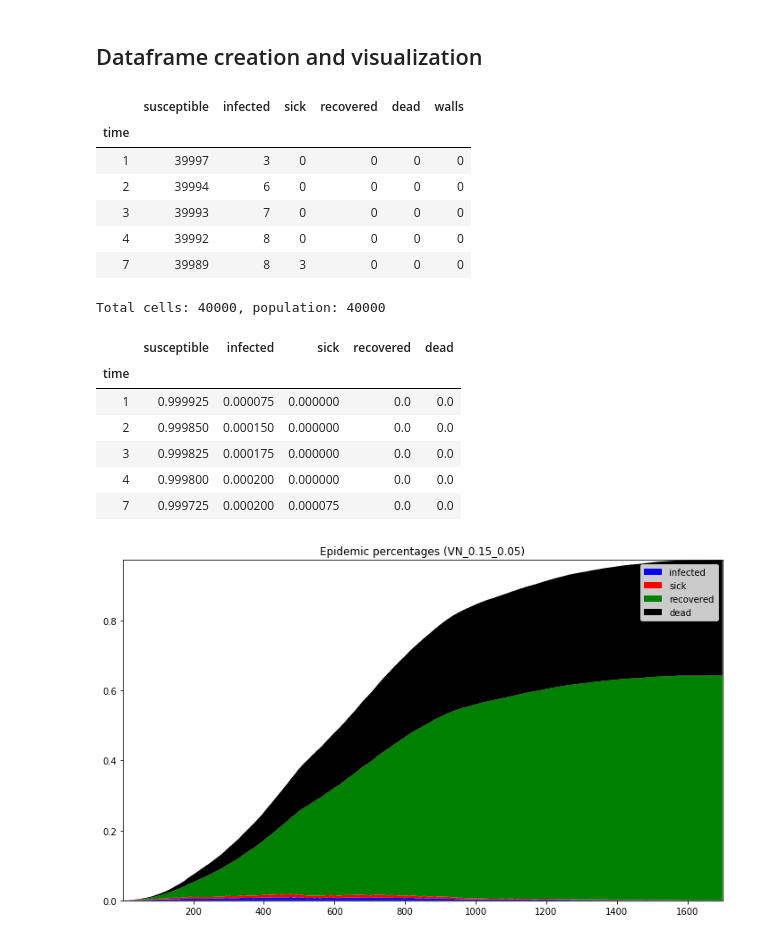
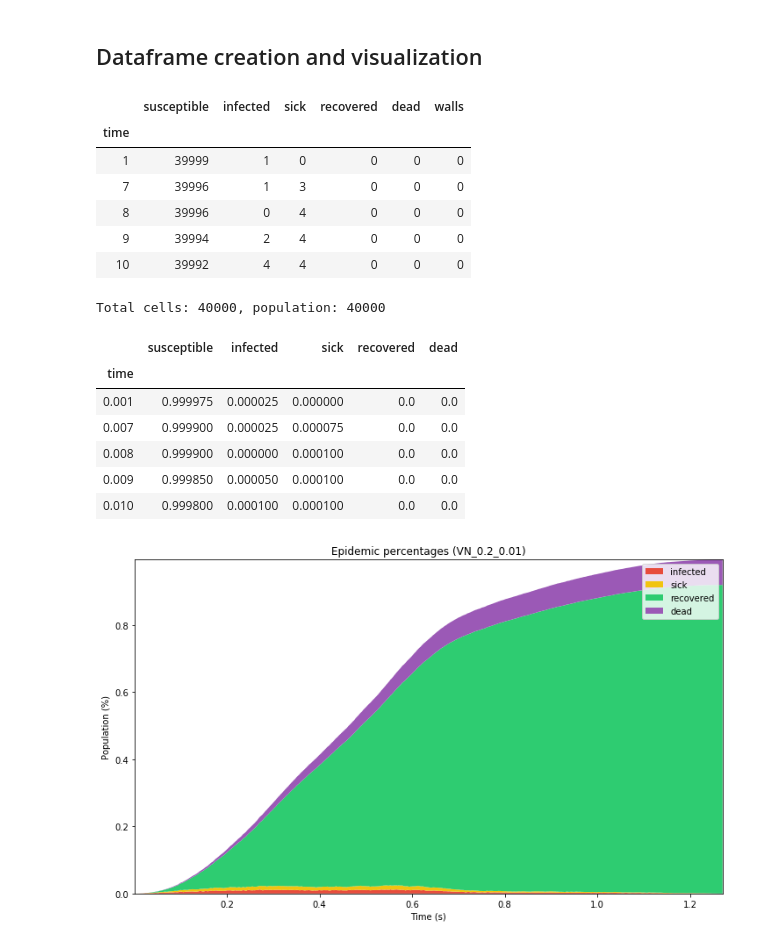
Before and after one commit to SimulationEverywhere/covid_cell_devs, a Jupyter notebook: notebooks/epidemic_plots_from_cd_log.ipynb, the cells around one changed output. Drawn from its saved outputs; the diff is of its cells as text; code cells hidden in the pictures.

```diff
--- a/notebooks/epidemic_plots_from_cd_log.ipynb
+++ b/notebooks/epidemic_plots_from_cd_log.ipynb
@@ -5,12 +5,13 @@ import os
 import re
 from collections import defaultdict
 # %%
-log_filename = "sendtransfer_cd_log_files/VN_0.15_0.05.log"
-dim = 200, 200
+log_filename = "data/wetransfer-13a737/VN_0.2_0.01.log"
+dim = 200,200
 initial_val = 0
 #log_filename = "covid_store.log"
 #dim = 64, 100
 #initial_val = None
+log_state_changes_to_file = False
 patt_out_line = ".*Y / (?P<time>[0-9]{2}:[0-9]{2}:[0-9]{2}:[0-9]{3})(?::0)? / [a-zA-Z0-9]+\((?P<x>[0-9]+),(?P<y>[0-9]+)\)\([0-9]+\) / out / +(?P<state>[0-9.-]+) (?:/|para) [a-zA-Z0-9]+\([0-9]+\)"
 # %%
 ID_SUSCEPTIBLE = 0
@@ -20,11 +21,11 @@ ID_RECOVERED = 16
 ID_DEAD = -1
 ID_WALL = -10
 
-COLOR_SUSCEPTIBLE = "0.5"  # gray 50%
-COLOR_INFECTED = "blue"
-COLOR_SICK = "red"
-COLOR_RECOVERED = "green"
-COLOR_DEAD = "black"
+COLOR_SUSCEPTIBLE = "#3498db"
+COLOR_INFECTED = "#e74c3c"
+COLOR_SICK = "#f1c40f"
+COLOR_RECOVERED = "#2ecc71"
+COLOR_DEAD = "#9b59b6"
 # %%
 def time_str_to_ts(time_str):
   patt_time = "([0-9]{2}):([0-9]{2}):([0-9]{2}):([0-9]{3})"
@@ -136,11 +132,11 @@ df.head()
 # %% [output]
 |  | susceptible | infected | sick | recovered | dead | walls |
 | time |  |  |  |  |  |  |
-| 1 | 39997 | 3 | 0 | 0 | 0 | 0 |
-| 2 | 39994 | 6 | 0 | 0 | 0 | 0 |
-| 3 | 39993 | 7 | 0 | 0 | 0 | 0 |
-| 4 | 39992 | 8 | 0 | 0 | 0 | 0 |
-| 7 | 39989 | 8 | 3 | 0 | 0 | 0 |
+| 1 | 39999 | 1 | 0 | 0 | 0 | 0 |
+| 7 | 39996 | 1 | 3 | 0 | 0 | 0 |
+| 8 | 39996 | 0 | 4 | 0 | 0 | 0 |
+| 9 | 39994 | 2 | 4 | 0 | 0 | 0 |
+| 10 | 39992 | 4 | 4 | 0 | 0 | 0 |
 # %%
 total_cells = sum(df.iloc[0,:])
 population = total_cells - df.iloc[0,:]["walls"]
@@ -151,31 +147,34 @@ Total cells: 40000, population: 40000
 df_vis = df.copy()
 df_vis = df_vis.drop(["walls"], axis=1)
 df_vis = df_vis.divide(population)
+df_vis.index = df_vis.index.map(lambda x: x/1000)
 df_vis.head()
 # %% [output]
 |  | susceptible | infected | sick | recovered | dead |
 | time |  |  |  |  |  |
-| 1 | 0.999925 | 0.000075 | 0.000000 | 0.0 | 0.0 |
-| 2 | 0.999850 | 0.000150 | 0.000000 | 0.0 | 0.0 |
-| 3 | 0.999825 | 0.000175 | 0.000000 | 0.0 | 0.0 |
-| 4 | 0.999800 | 0.000200 | 0.000000 | 0.0 | 0.0 |
-| 7 | 0.999725 | 0.000200 | 0.000075 | 0.0 | 0.0 |
+| 0.001 | 0.999975 | 0.000025 | 0.000000 | 0.0 | 0.0 |
+| 0.007 | 0.999900 | 0.000025 | 0.000075 | 0.0 | 0.0 |
+| 0.008 | 0.999900 | 0.000000 | 0.000100 | 0.0 | 0.0 |
+| 0.009 | 0.999850 | 0.000050 | 0.000100 | 0.0 | 0.0 |
+| 0.010 | 0.999800 | 0.000100 | 0.000100 | 0.0 | 0.0 |
 # %%
 base_name = os.path.splitext(os.path.basename(log_filename))[0]
 
 col_names = ["infected", "sick", "recovered", "dead"]
 colors=[COLOR_INFECTED, COLOR_SICK, COLOR_RECOVERED, COLOR_DEAD]
 
 x = list(df_vis.index)
 y = np.vstack([df_vis[col] for col in col_names])
 
 fig, ax = plt.subplots(figsize=(12,7))
 ax.stackplot(x, y, labels=col_names, colors=colors)
 plt.legend(loc='upper right')
 plt.margins(0,0)
 plt.title('Epidemic percentages (%s)' % base_name)
 #plt.show()
+plt.xlabel("Time (s)")
+plt.ylabel("Population (%)")
 plt.savefig(base_name + "_area.png")
 # %% [output]
-[figure, old version]
+[figure, new version]
 # %%
```
Also changed, not shown: parts of 7 cells of this notebook, 3 other files.
